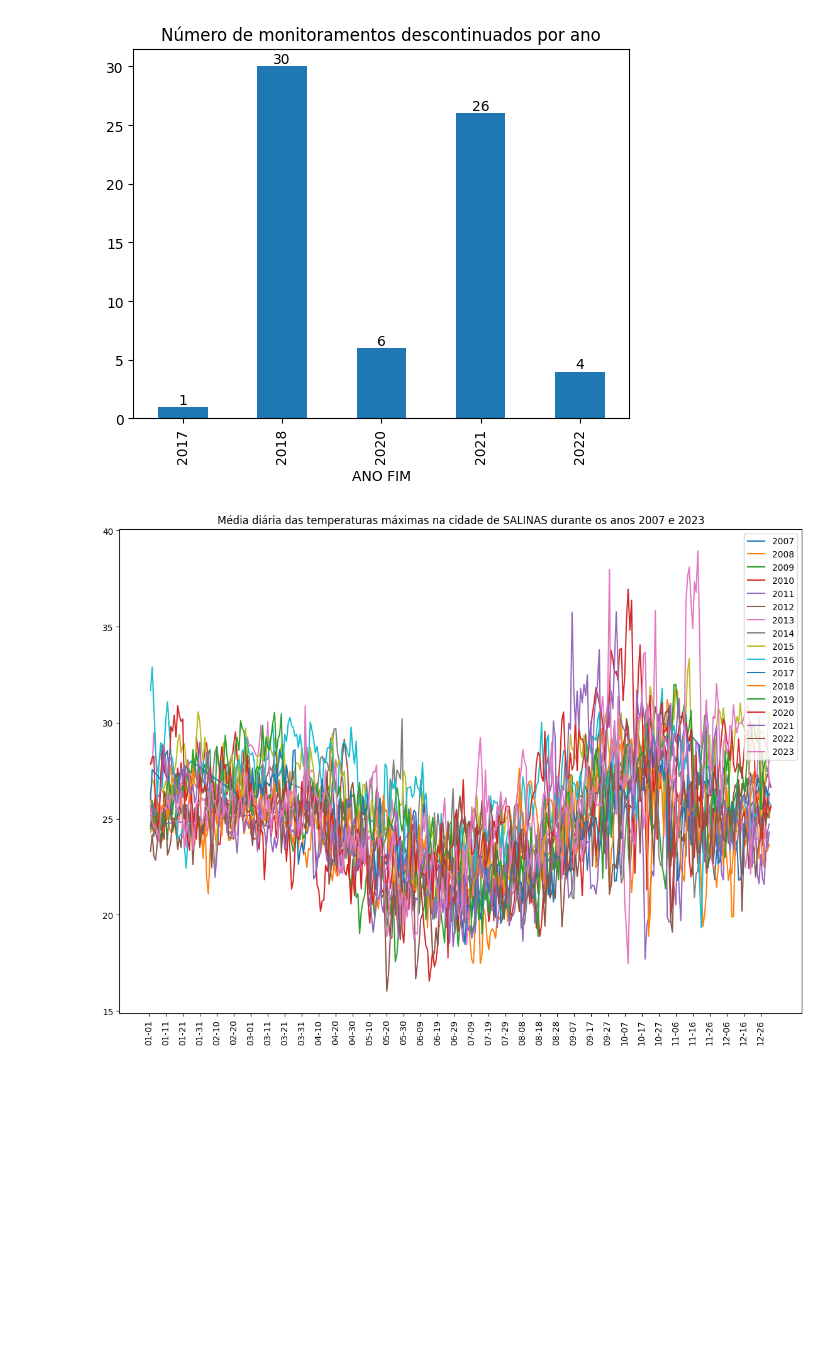
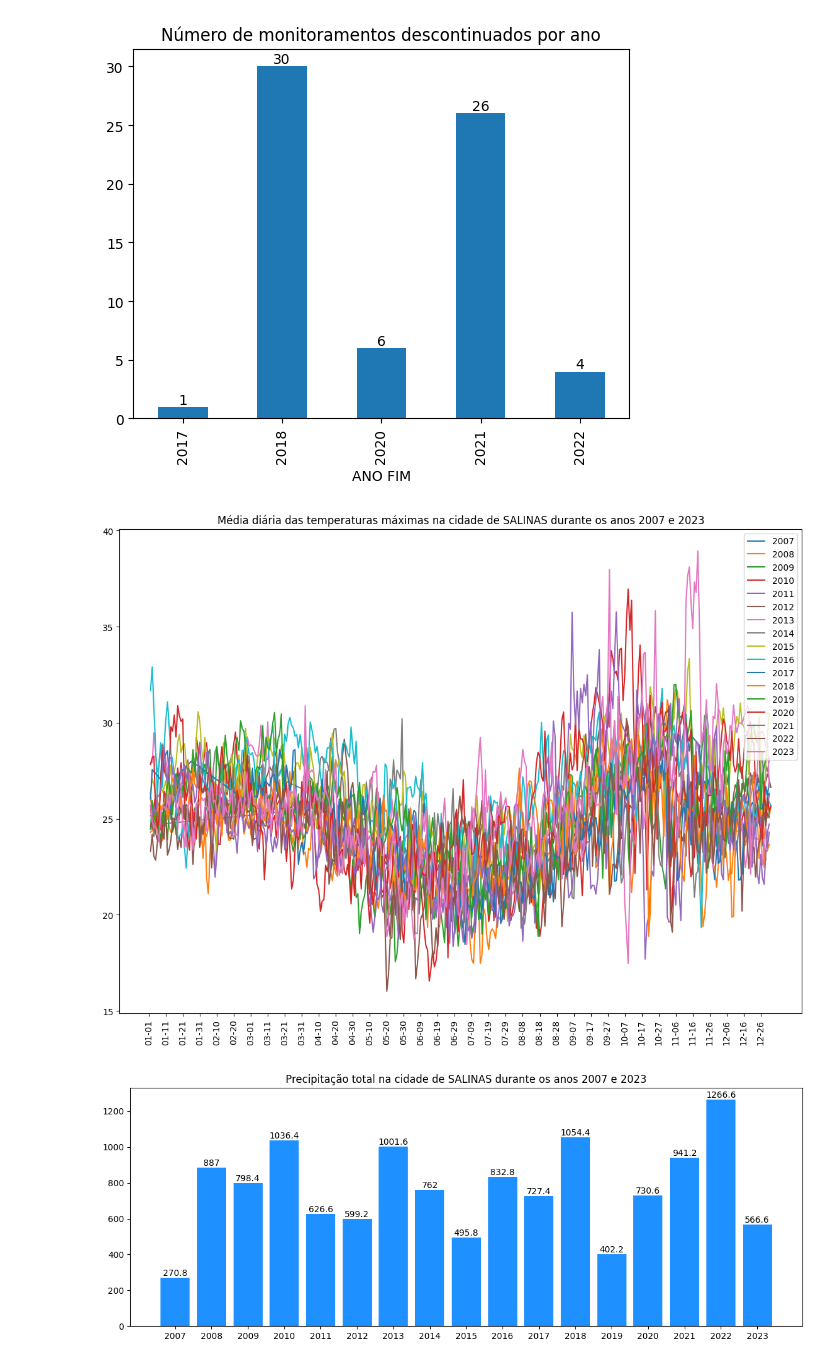
Before and after one commit to nfmmendes/INMET-data-play, a Jupyter notebook: Dados Metereológicos do INMET.ipynb, the cells around one changed output. Drawn from its saved outputs; the diff is of its cells as text; code cells hidden in the pictures; blank space fills up the shorter version.

```diff
--- a/Dados Metereológicos do INMET.ipynb
+++ b/Dados Metereológicos do INMET.ipynb
@@ -241,47 +241,54 @@ ax.legend().remove();
 # %%
 cidade = "SALINAS"
 df_cidade = df_files[df_files['CIDADE'] == cidade][['ARQUIVO','ANO']]
 
 
-fig, ax = plt.subplots(figsize=(14, 10))
+fig_temp_max, ax_temp_max = plt.subplots(figsize=(14, 10))
+fig_precitacao, ax_precipitacao = plt.subplots(figsize=(14, 5))
 
 for i in range(0, len(df_cidade)):
     file_name = df_cidade.iloc[i]['ARQUIVO']
     pasta = df_cidade.iloc[i]['ANO']
-    df = pd.read_csv(f"./{pasta}/{file_name}", sep=";", decimal=',', skiprows=8, encoding="ANSI")
+    df_ano = pd.read_csv(f"./{pasta}/{file_name}", sep=";", decimal=',', skiprows=8, encoding="ANSI")
 
-    selected_cols = [df.columns[0], df.columns[1],\
+    selected_cols = [df_ano.columns[0], df_ano.columns[1],\
         "PRECIPITAÇÃO TOTAL, HORÁRIO (mm)",\
         "TEMPERATURA DO AR - BULBO SECO, HORARIA (°C)",\
         "TEMPERATURA MÁXIMA NA HORA ANT. (AUT) (°C)",\
         "TEMPERATURA MÍNIMA NA HORA ANT. (AUT) (°C)"]
 
-    df = df[selected_cols].rename(columns= {\
+    df_ano = df_ano[selected_cols].rename(columns= {\
         selected_cols[0]: "Data",\
         selected_cols[1]: "Hora_UTC",\
         selected_cols[2]: "Precipitacao_Total_MM",\
         selected_cols[3]: "Temperatura_Ar",\
         selected_cols[4]: "Temperatura_Maxima",\
         selected_cols[5]: "Temperatura_Minima"})
 
-    df['Data'] = df['Data'].astype('datetime64[ns]')
-    df = df.sort_values(by='Data').groupby(by='Data').agg({'Hora_UTC': 'last',\
-                                    'Precipitacao_Total_MM': 'sum',\
-                                    'Temperatura_Ar': 'mean',\
-                                    'Temperatura_Maxima': 'mean',\
-                                    'Temperatura_Minima': 'mean',\
-                                     })
+    df_ano['Data'] = df_ano['Data'].astype('datetime64[ns]')
+    df_ano =df_ano.sort_values(by='Data').groupby(by='Data').agg({'Hora_UTC': 'last',\
+                                        'Precipitacao_Total_MM': lambda x: sum([y if y > 0 else 0 for y in x]),\
+                                        'Temperatura_Ar': 'mean',\
+                                        'Temperatura_Maxima': 'mean',\
+                                        'Temperatura_Minima': 'mean',\
+                                         })
 
-    clean = df[df["Temperatura_Maxima"].between(-273, 100)]
+    clean = df_ano[df_ano["Temperatura_Maxima"].between(-273, 100)]
 
     x_values = [ x.timetuple().tm_yday for x in clean.index]
-    plt.plot(x_values, clean["Temperatura_Maxima"], label=pasta)
+    ax_temp_max.plot(x_values, clean["Temperatura_Maxima"], label=pasta)
+    ax_precipitacao.bar(pasta, df_ano['Precipitacao_Total_MM'].sum(), color='dodgerblue')
+    ax_precipitacao.bar_label(ax_precipitacao.containers[-1]);
+
+ax_precipitacao.set_title(f"Precipitação total na cidade de {cidade} durante os anos {df_cidade.iloc[0]['ANO']} e {df_cidade.iloc[-1]['ANO']}")
 
 labels = [datetime.strptime("2024-" + str(day_num), "%Y-%j").strftime("%m-%d") for day_num in np.arange(1, 367, 10) ]
-plt.xticks(np.arange(0, 366, 10), rotation='vertical')
-ax.set_xticklabels(labels)
-ax.set_title(f"Média diária das temperaturas máximas na cidade de {cidade} durante os anos {df_cidade.iloc[0]['ANO']} e {df_cidade.iloc[-1]['ANO']}")
-ax.legend(loc = "upper right")
+ax_temp_max.set_xticks(np.arange(0, 366, 10), labels=labels, rotation=90)
+
+ax_temp_max.set_xticklabels(labels)
+ax_temp_max.set_title(f"Média diária das temperaturas máximas na cidade de {cidade} durante os anos {df_cidade.iloc[0]['ANO']} e {df_cidade.iloc[-1]['ANO']}")
+ax_temp_max.legend(loc = "upper right")
 plt.show()
 # %% [output]
 [figure]
+[figure, added]
```
